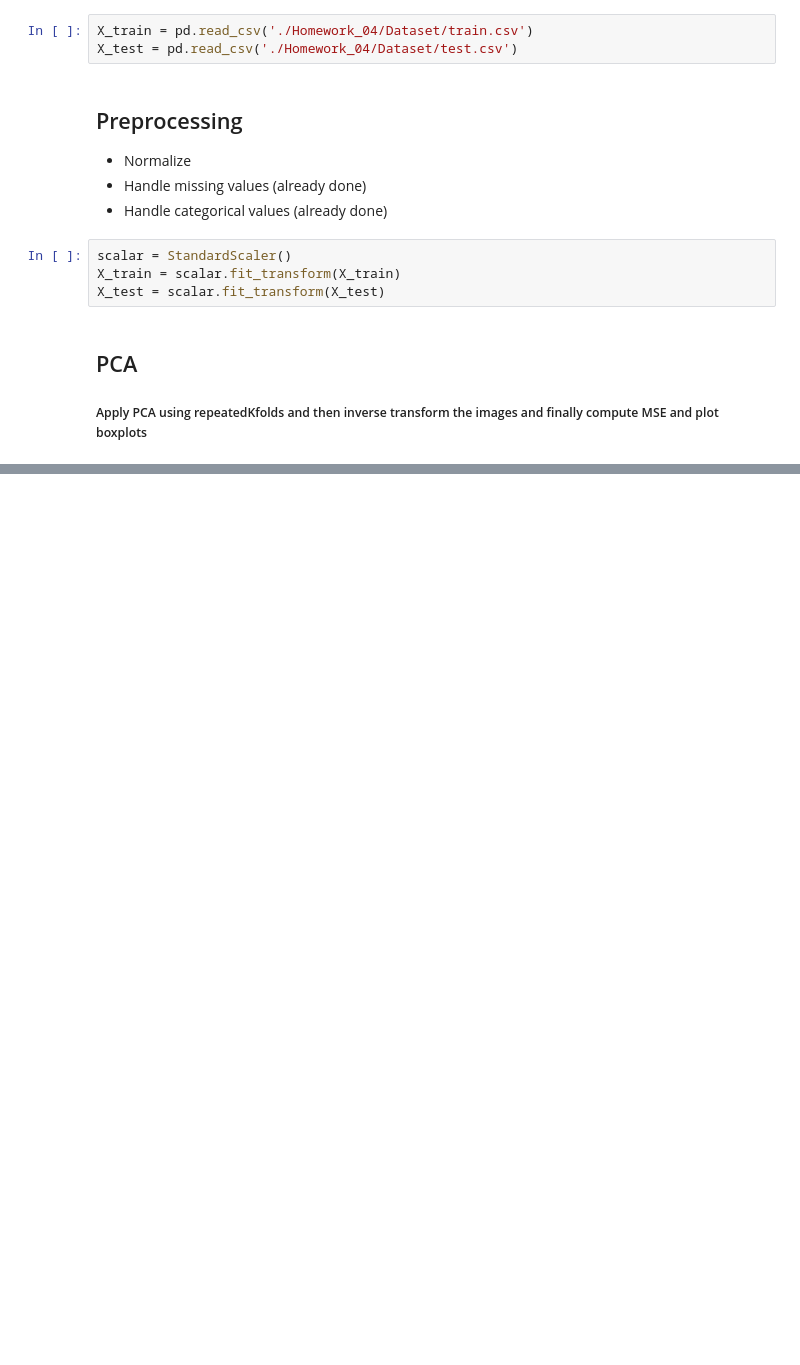
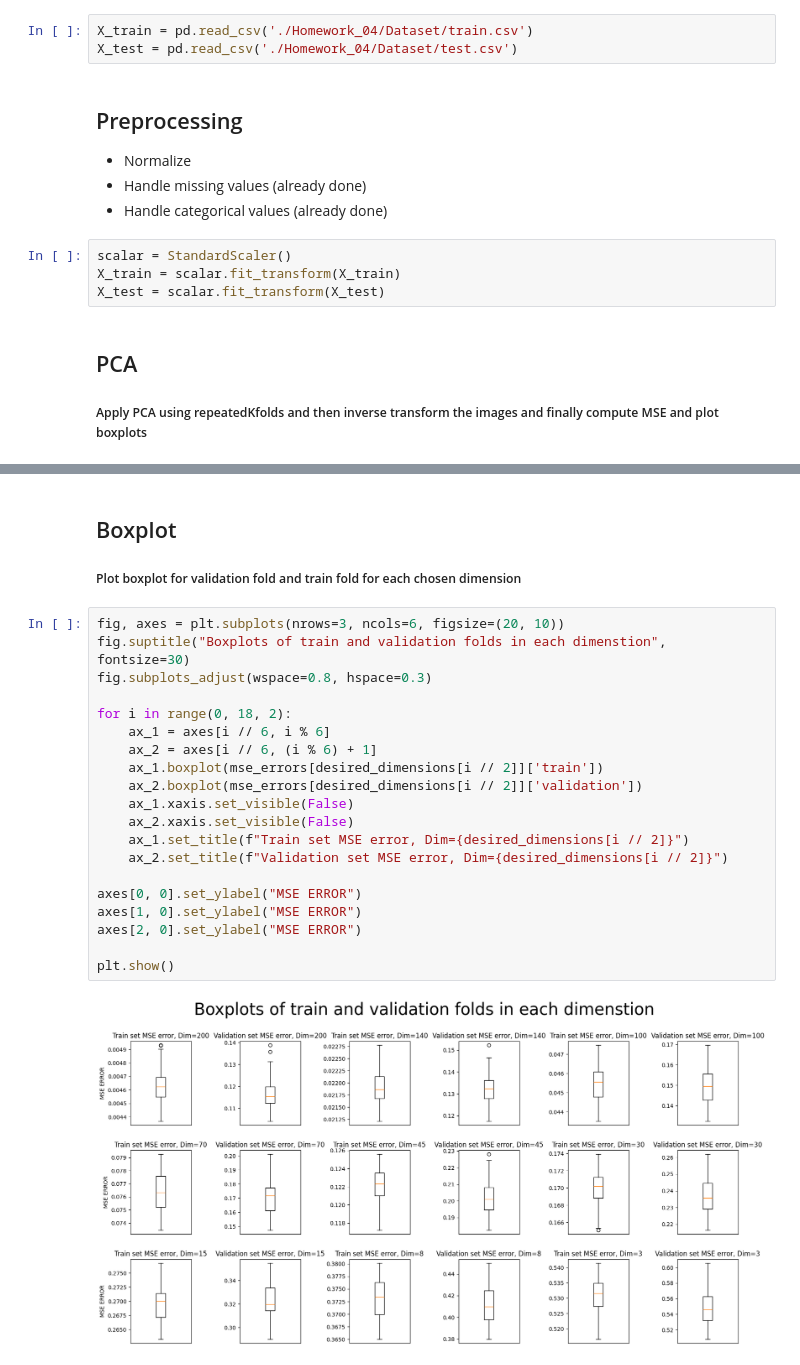
Before and after one commit to yazdanzv/ML_project_no4, a Jupyter notebook: Q2.ipynb, the cells around one changed output, grey strips where cells are left out. Saved outputs shown, nothing was run; the diff lists cells and outputs as text; blank space fills up the shorter version.

Commit message:
boxplots added

```diff
--- a/Q2.ipynb
+++ b/Q2.ipynb
@@ -85,0 +84,25 @@ ValueError: n_components=500 must be between 0 and min(n_samples, n_features)=24
+# %% [markdown]
+<h2>Boxplot</h2>
+<h5>Plot boxplot for validation fold and train fold for each chosen dimension</h5>
+# %%
+fig, axes = plt.subplots(nrows=3, ncols=6, figsize=(20, 10))
+fig.suptitle("Boxplots of train and validation folds in each dimenstion", fontsize=30)
+fig.subplots_adjust(wspace=0.8, hspace=0.3)
+
+for i in range(0, 18, 2):
+    ax_1 = axes[i // 6, i % 6]
+    ax_2 = axes[i // 6, (i % 6) + 1]
+    ax_1.boxplot(mse_errors[desired_dimensions[i // 2]]['train'])
+    ax_2.boxplot(mse_errors[desired_dimensions[i // 2]]['validation'])
+    ax_1.xaxis.set_visible(False)
+    ax_2.xaxis.set_visible(False)
+    ax_1.set_title(f"Train set MSE error, Dim={desired_dimensions[i // 2]}")
+    ax_2.set_title(f"Validation set MSE error, Dim={desired_dimensions[i // 2]}")
+
+axes[0, 0].set_ylabel("MSE ERROR")
+axes[1, 0].set_ylabel("MSE ERROR")
+axes[2, 0].set_ylabel("MSE ERROR")
+
+plt.show()
+# %% [output]
+[figure, added]
```
Also changed, not shown: parts of 1 cell of this notebook.
